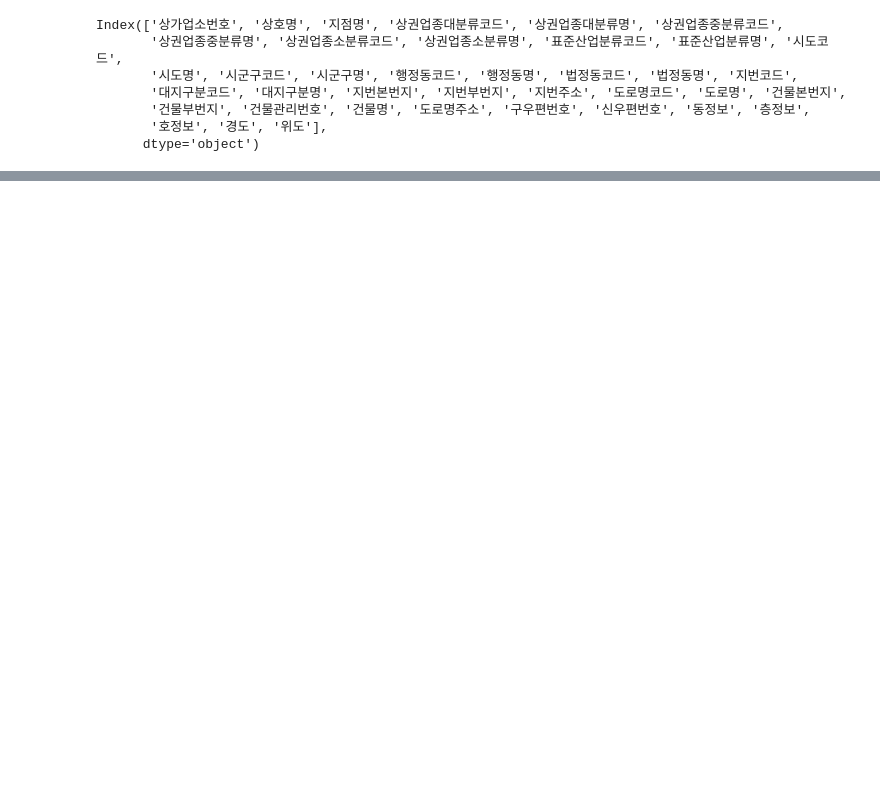
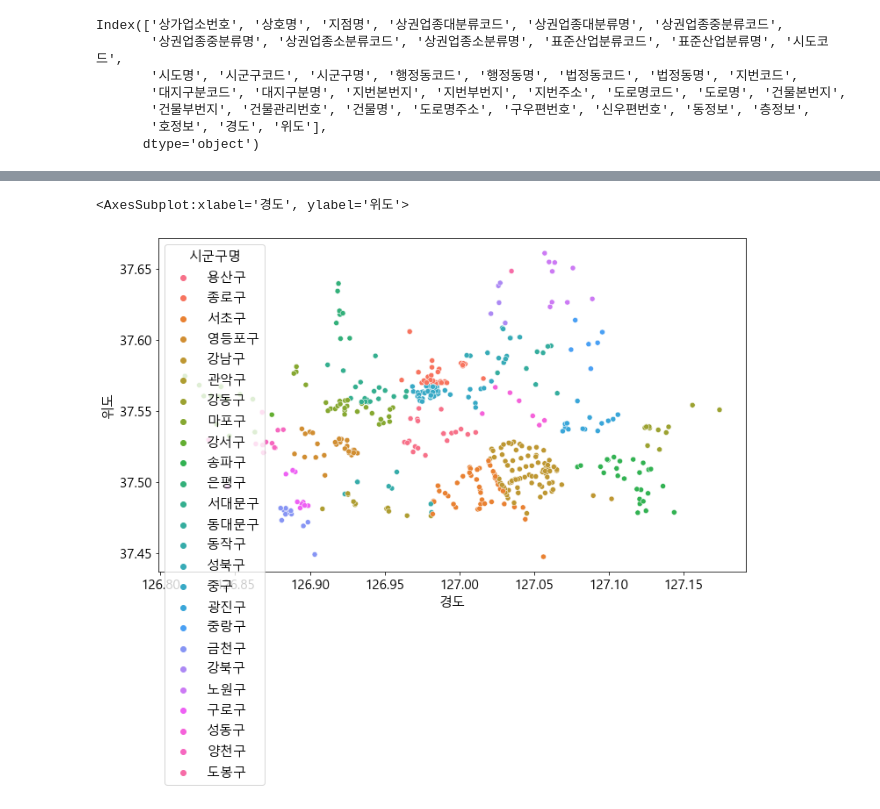
Before and after one commit to korilla2/TIL, a Jupyter notebook: 기본강의/시각화/스타벅스.ipynb, the cells around one changed output, grey strips where cells are left out. Cells and saved outputs as stored; diff of their text form; code cells hidden in the pictures; blank space fills up the shorter version.

```diff
--- a/기본강의/시각화/스타벅스.ipynb
+++ b/기본강의/시각화/스타벅스.ipynb
@@ -44,0 +91,6 @@ memory usage: 94.4+ KB
+# %%
+plt.figure(figsize=(12, 7))
+sns.scatterplot(data=df, x='경도', y='위도', hue='시군구명')
+# %% [output]
+<AxesSubplot:xlabel='경도', ylabel='위도'>
+[figure, added]
```
Also changed, not shown: parts of 7 cells of this notebook.
